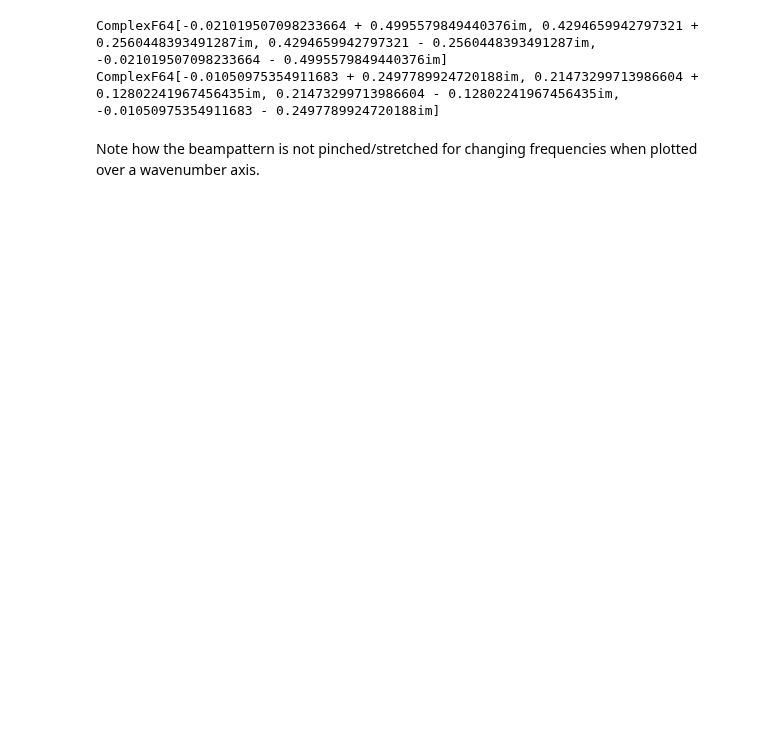
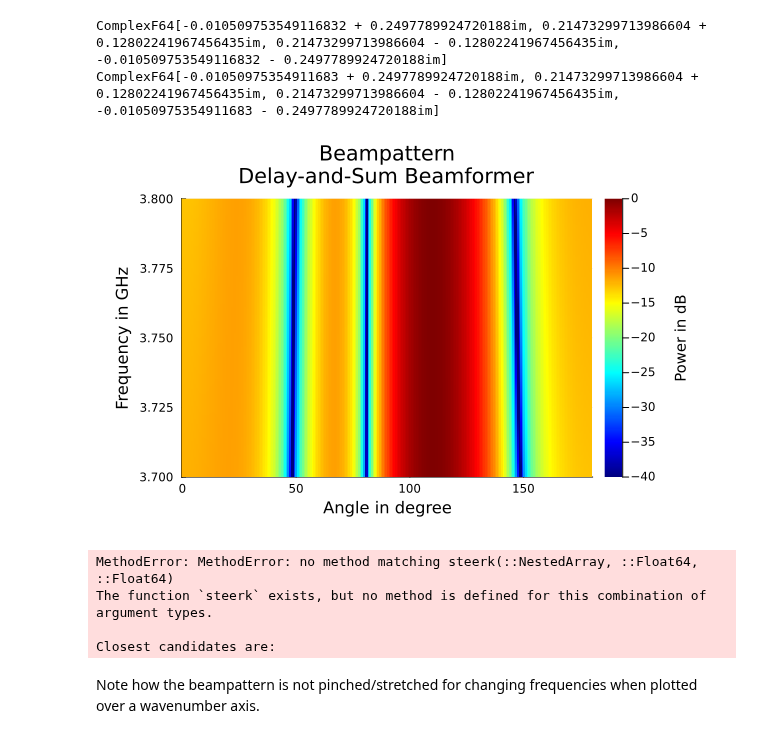
Before and after one commit to Matt266/beamlib, a Jupyter notebook: examples/NestedArray.ipynb, the cells around one changed output. Drawn from its saved outputs; the diff is of its cells as text; code cells hidden in the pictures; blank space fills up the shorter version.

Commit message:
Added steerk for nested arrays

```diff
--- a/examples/NestedArray.ipynb
+++ b/examples/NestedArray.ipynb
@@ -10,26 +10,29 @@ base_pa2 = BeamLib.PhasedArray1D(0)
 nested_pa = BeamLib.NestedArray([base_pa1, NestedArray([base_pa2, base_pa2], PhasedArray1D(-2e-2, 2e-2))], PhasedArray1D(-4e-2, 4e-2))
 weights = BeamLib.dsb_weights(nested_pa, 3.75e9, deg2rad(110))
 
+faxis = LinRange(3.7e9, 3.8e9, 1024)
+# notice how both steering vectors are identical
 println(weights)
 println(BeamLib.dsb_weights(pa, 3.75e9, deg2rad(110)))
-#faxis = LinRange(3.7e9, 3.8e9, 1024)
 # %% [output]
-ComplexF64[-0.021019507098233664 + 0.4995579849440376im, 0.4294659942797321 + 0.2560448393491287im, 0.4294659942797321 - 0.2560448393491287im, -0.021019507098233664 - 0.4995579849440376im]
+ComplexF64[-0.010509753549116832 + 0.2497789924720188im, 0.21473299713986604 + 0.12802241967456435im, 0.21473299713986604 - 0.12802241967456435im, -0.010509753549116832 - 0.2497789924720188im]
 ComplexF64[-0.01050975354911683 + 0.2497789924720188im, 0.21473299713986604 + 0.12802241967456435im, 0.21473299713986604 - 0.12802241967456435im, -0.01050975354911683 - 0.2497789924720188im]
 # %%
 ϕaxis = LinRange(0, 180, 256)
-W = Ref(weights').*BeamLib.steerphi.(Ref(pa), faxis, deg2rad.(ϕaxis)')
+W = Ref(weights').*BeamLib.steerphi.(Ref(nested_pa), faxis, deg2rad.(ϕaxis)')
 WdB = 20*log10.(abs.(W))
 
 using Plots
 import Measures
 p1 = heatmap(ϕaxis,faxis/1e9, WdB, cmap = :jet, clim=(-40, 0))
 plot!(title="Beampattern\nDelay-and-Sum Beamformer", cbar_title="\nPower in dB", margin=5*Measures.mm)
 xlabel!("Angle in degree")
 ylabel!("Frequency in GHz")
+# %% [output]
+[figure, added]
 # %%
 kxaxis = LinRange(-π/4e-2, π/4e-2, 256) # Nyquist theorem with k_s = 2π/4cm and k_s/2 = π/4cm
-W = Ref(weights').*BeamLib.steerk.(Ref(pa), faxis, kxaxis')
+W = Ref(weights').*BeamLib.steerk.(Ref(nested_pa), faxis, kxaxis')
 WdB = 20*log10.(abs.(W))
 
 using Plots
@@ -38,5 +41,10 @@ p1 = heatmap(kxaxis, faxis/1e9, WdB, cmap = :jet, clim=(-40, 0))
 plot!(title="Beampattern\nDelay-and-Sum Beamformer", cbar_title="\nPower in dB", margin=5*Measures.mm)
 xlabel!("Wavenumber in rad/m")
 ylabel!("Frequency in GHz")
+# %% [output]
+MethodError: MethodError: no method matching steerk(::NestedArray, ::Float64, ::Float64)
+The function `steerk` exists, but no method is defined for this combination of argument types.
+
+Closest candidates are:
 # %% [markdown]
 Note how the beampattern is not pinched/stretched for changing frequencies when plotted over a wavenumber axis.
```
Also changed, not shown: 1 other file.
